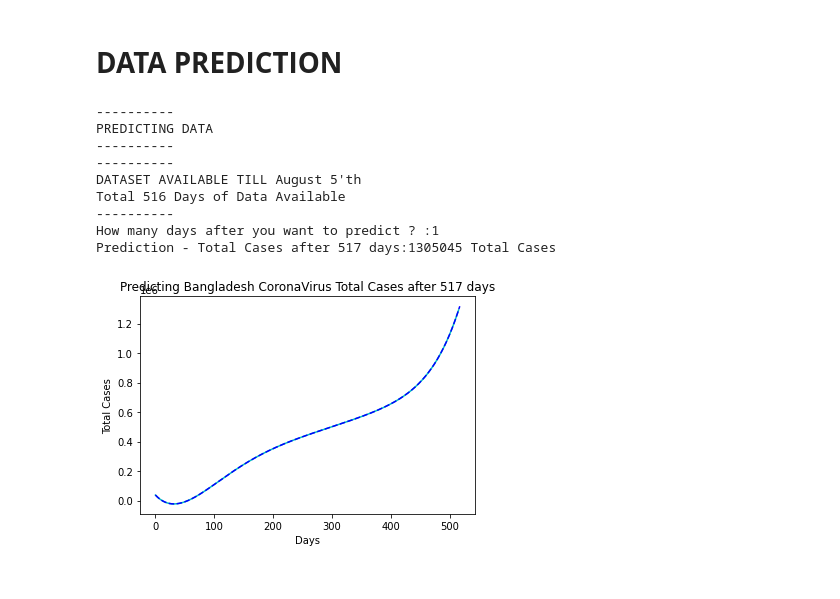
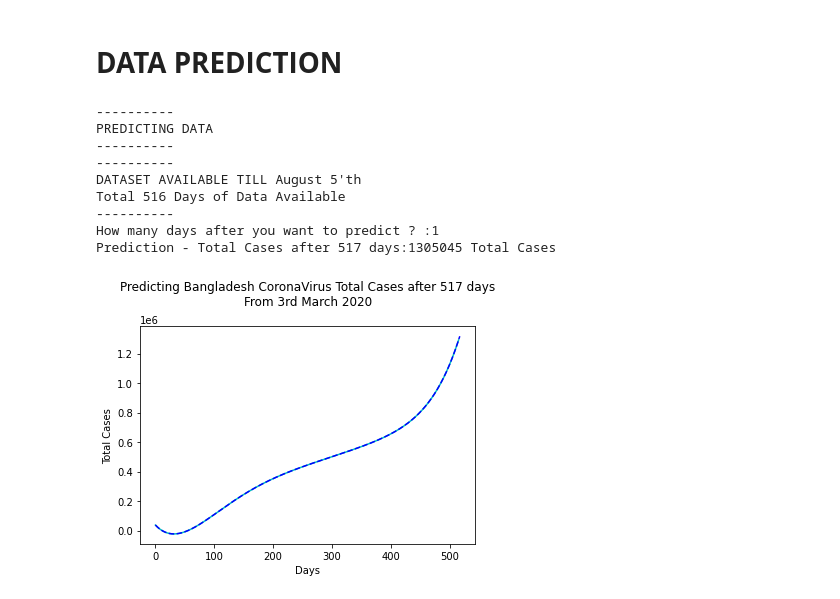
Before and after one commit to Ahsanhabib1080/MLCoronaPredictorBangladesh, a Jupyter notebook: BangladeshCovid19Predictor.ipynb, the cells around one changed output. Saved outputs shown, nothing was run; the diff lists cells and outputs as text; code cells hidden in the pictures.

```diff
--- a/BangladeshCovid19Predictor.ipynb
+++ b/BangladeshCovid19Predictor.ipynb
@@ -72,32 +77,32 @@ Accuracy: 99.491 %
 print('-' * 10);
 print('PREDICTING DATA');
 print('-' * 10)
 print('-' * 10);
 print("DATASET AVAILABLE TILL August 5'th \nTotal 516 Days of Data Available");
 print('-' * 10)
 # ----PRINTING----
 days =  int(input("How many days after you want to predict ? :"))  # added 1+ for better Accurate Predictions
 print(f'Prediction - Total Cases after {516 + days} days:', end='')
 print(round(int(model.predict(polyfeature.fit_transform([[516 + days]]))), 2),'Total Cases')
 # x1 is creating a list of total cases range and reshape it.
 x1 = np.array(list(range(1, 516 + days))).reshape(-1, 1)
 # y1 is predicting and saving the data according to x1.
 y1 = model.predict(polyfeature.fit_transform(x1))
 # ploting the data to the graph.
 plt.plot(y1, 'c')
 plt.plot(y0, '--b')
 plt.xlabel('Days')
 plt.ylabel('Total Cases')
-plt.title(f'Predicting Bangladesh CoronaVirus Total Cases after {516 + (days)} days')
+plt.title(f'Predicting Bangladesh CoronaVirus Total Cases after {516 + (days)} days\nFrom 3rd March 2020\n')
 plt.show()
 # %% [output]
 ----------
 PREDICTING DATA
 ----------
 ----------
 DATASET AVAILABLE TILL August 5'th
 Total 516 Days of Data Available
 ----------
 How many days after you want to predict ? :1
 Prediction - Total Cases after 517 days:1305045 Total Cases
-[figure, old version]
+[figure, new version]
```
Also changed, not shown: parts of 2 cells of this notebook.
